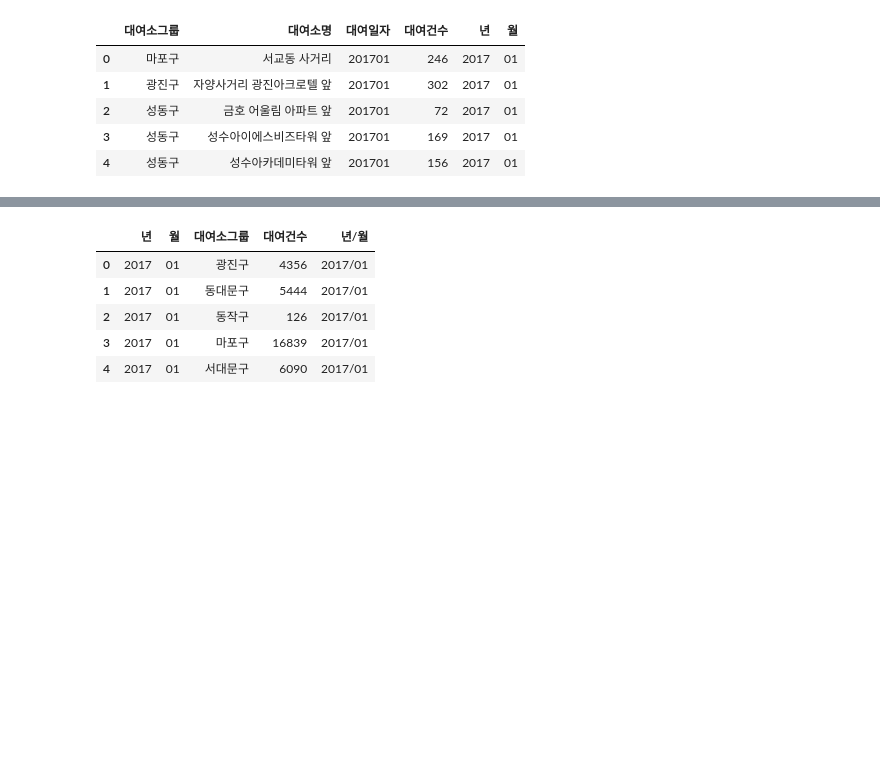
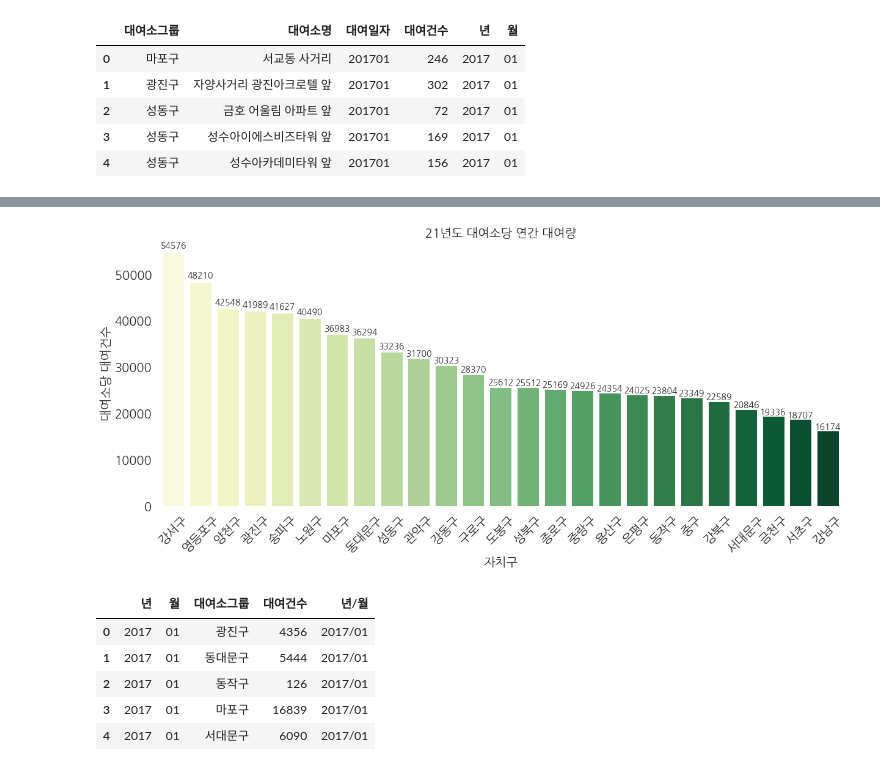
Before and after one commit to ihobbang250/custom_repo, a Jupyter notebook: main2.ipynb, the cells around one changed output, grey strips where cells are left out. Drawn from its saved outputs; the diff is of its cells as text; code cells hidden in the pictures; blank space fills up the shorter version.

```diff
--- a/main2.ipynb
+++ b/main2.ipynb
@@ -533,4 +535,4 @@ df_year = df_year.drop(df_year[df_year['대여소그룹'] == ('정비센터')].i
 df_year = df_year.drop(df_year[df_year['대여소그룹'] == ('그룹명 없음')].index) #불필요 행 제거
 None_loc_year = df_year.groupby(['년'])[['대여건수']].agg('sum') #연도컬럼 데이터프레임
 None_loc_year.reset_index(inplace = True)
-df_year.head()
+df_year = df_year.astype({'년' : int})
@@ -567,0 +539,4 @@ ls.head(25)
+# %%
+ls = df_year[df_year['년'] == 2021]
+ls.reset_index(drop = True, inplace = True)
+ls.head(25)
@@ -568,3 +561,32 @@ ls.head(25)
+# %%
+#대여건수 대비 대여소 수
+Rental.rename(columns = {'자치구' : '대여소그룹'}, inplace = True)
+Rental.sort_values('대여소그룹', inplace = True)
+Rental.reset_index(drop = True, inplace = True)
+#ls.reset_index(drop = True, inplace = True)
+ls.sort_values('대여소그룹', inplace = True)
+ls['대여소당 대여량'] = ls['대여건수'] / Rental['대여소수']
+ls.sort_values('대여소당 대여량', ascending = False, inplace = True)
+ls = ls.astype({'대여소당 대여량': int})
+# %%
+#지역별 대여소당 대여량 개수 시각화
+plt.figure(figsize = (20, 8))
+ax1 = sns.barplot(data = ls, x = '대여소그룹', y = '대여소당 대여량', palette = 'YlGn')
+
+for p in ax1.patches:
+    height = p.get_height()
+    ax1.text(p.get_x() + p.get_width() / 2, height * 1.02, '%d'%(height), ha = 'center', size = 14)
+
+#폰트 및 x축 y축 표시 조정
+ax1.set_xticklabels(ax1.get_xticklabels(),rotation = 45, size = 20)
+plt.xlabel('자치구', fontsize = 20)
+plt.ylabel('대여소당 대여건수', fontsize = 20)
+plt.yticks(fontsize = 20)
+plt.title('21년도 대여소당 연간 대여량' , size = 20)
+plt.box(False)
+plt.show()
+# %% [output]
+[figure, added]
 # %%
 #월기준 이용량 변화
 month = Data2.groupby(['년', '월', '대여소그룹'])[['대여건수']].agg('sum')
```
Also changed, not shown: parts of 9 cells of this notebook.
